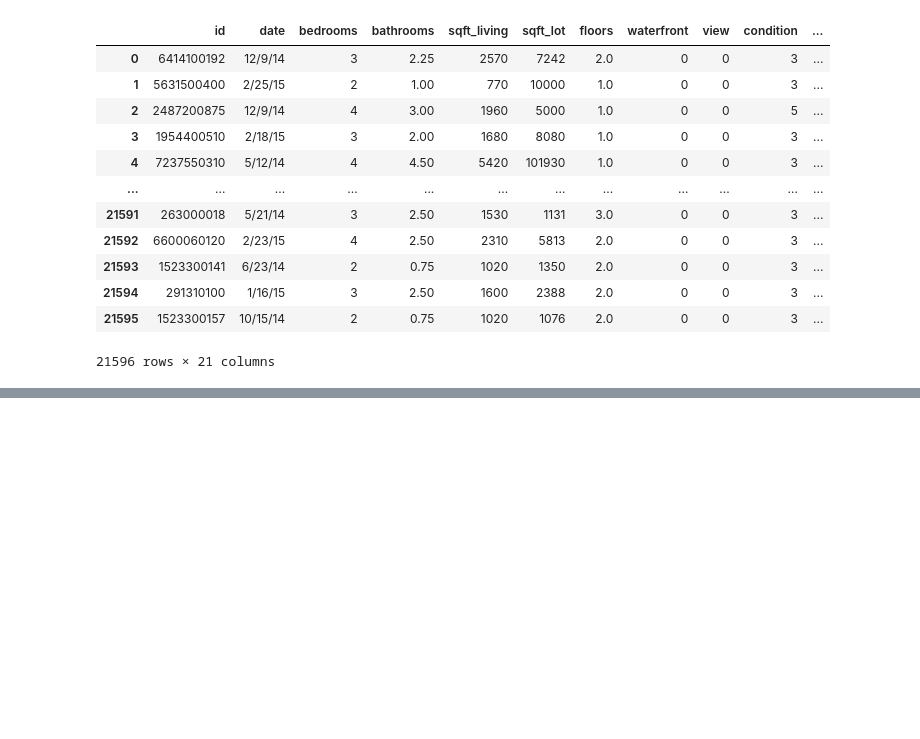
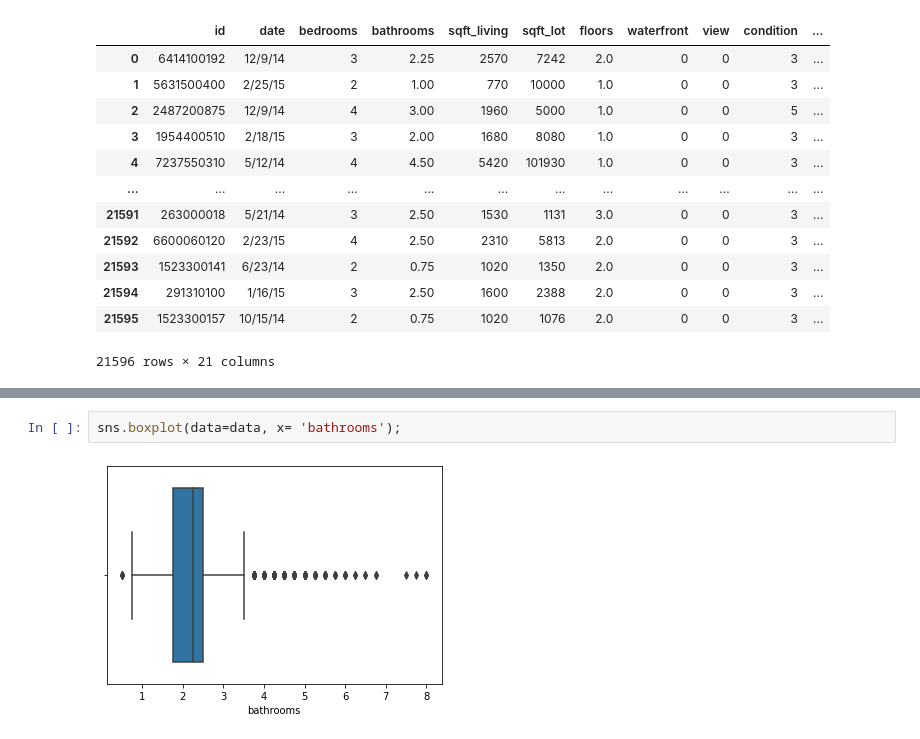
Before and after one commit to Johnnvi/Mid-Bootcamp-project, a Jupyter notebook: python_questions.ipynb, the cells around one changed output, grey strips where cells are left out. Cells and saved outputs as stored; diff of their text form; blank space fills up the shorter version.

```diff
--- a/python_questions.ipynb
+++ b/python_questions.ipynb
@@ -83,0 +111,4 @@ sns.boxplot(x="variable", y="value", data=pd.melt(data[['sqft_living','sqft_lot'
+# %%
+sns.boxplot(data=data, x= 'bathrooms');
+# %% [output]
+[figure, added]
```
Also changed, not shown: parts of 34 cells of this notebook.
